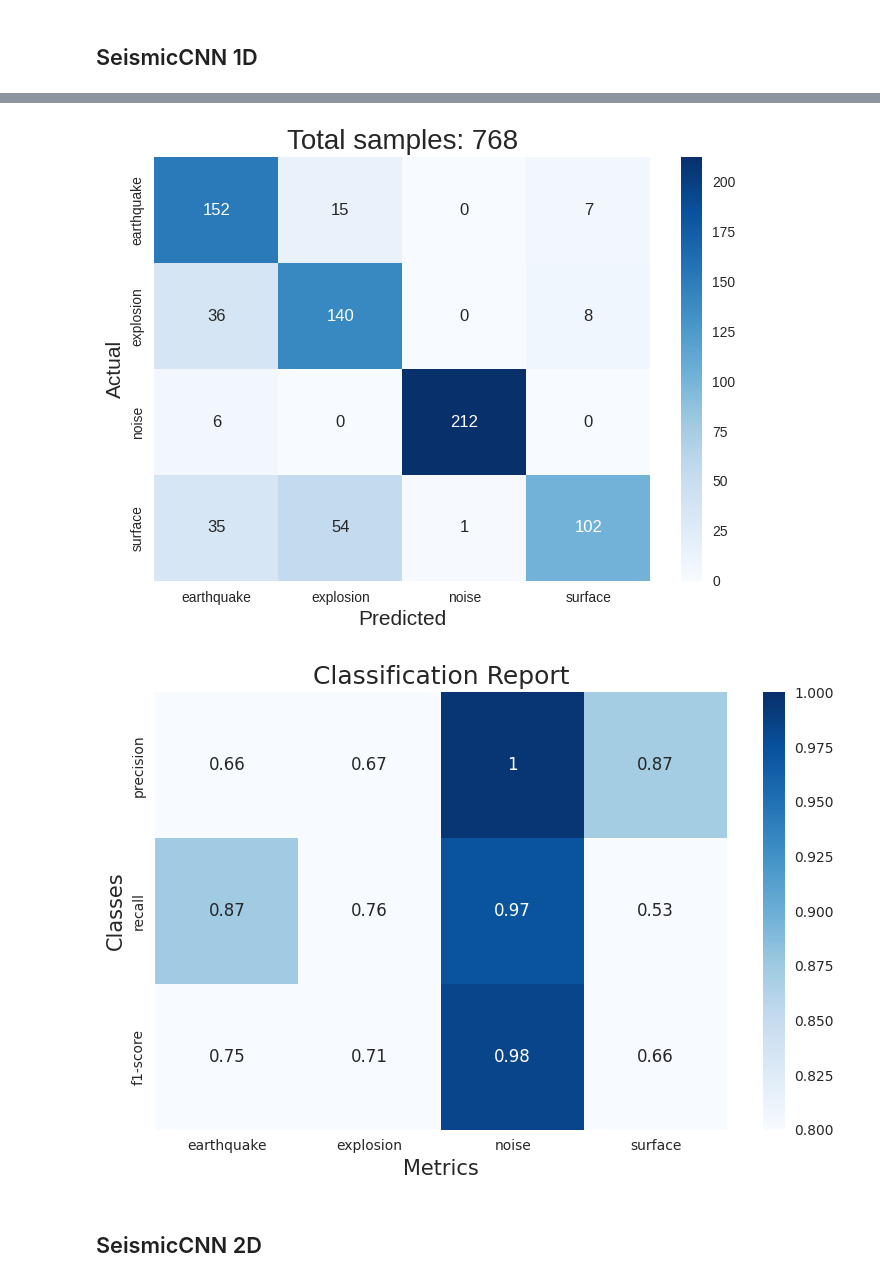
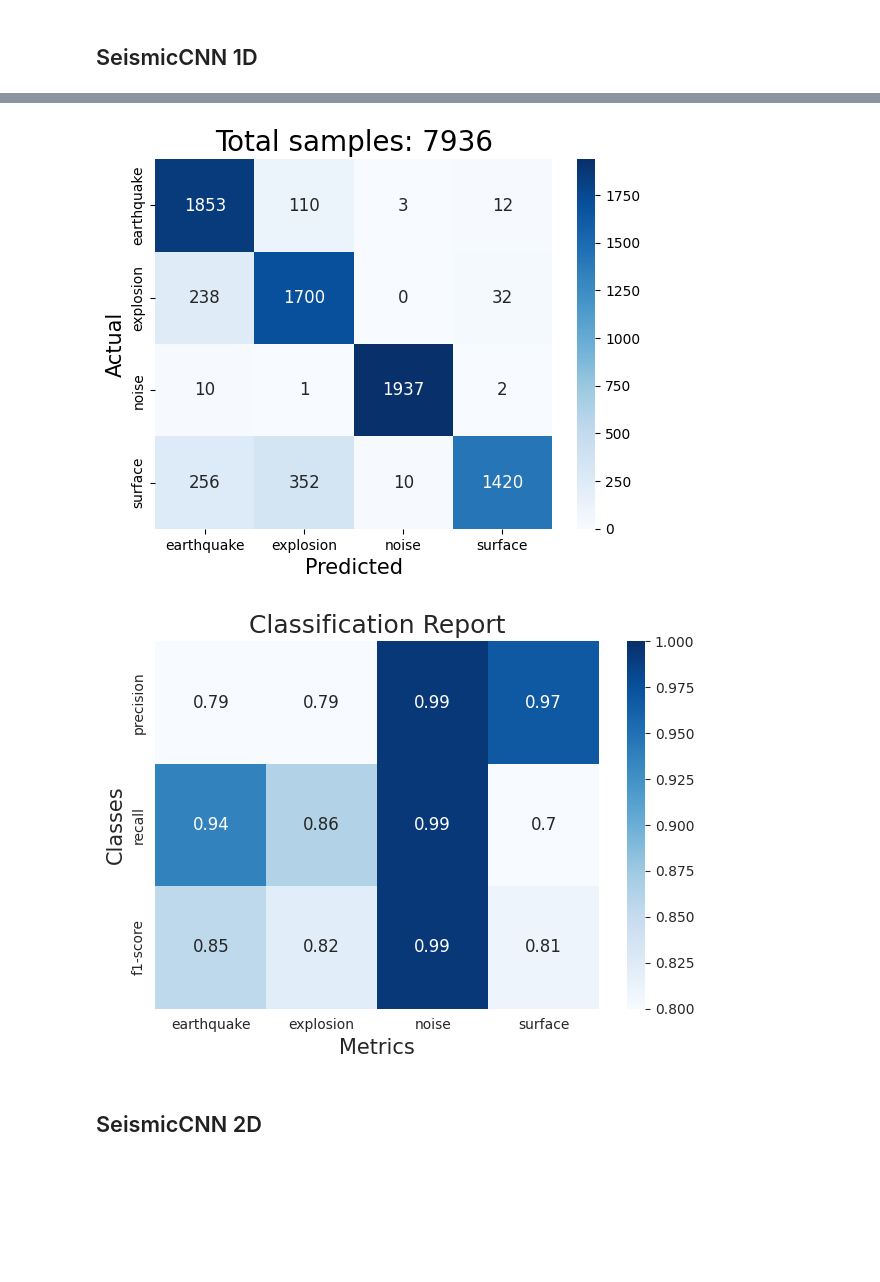
Before and after one commit to Akashkharita/PNW_Seismic_Event_Classification, a Jupyter notebook: deep_learning/testing_deep_learning_architectures.ipynb, the cells around one changed output, grey strips where cells are left out. Cells and saved outputs as stored; diff of their text form; code cells hidden in the pictures; blank space fills up the shorter version.

Commit message:
updated the training dataset to 6000 samples per class

```diff
--- a/deep_learning/testing_deep_learning_architectures.ipynb
+++ b/deep_learning/testing_deep_learning_architectures.ipynb
@@ -199,11 +302,6 @@ Waveforms are extracted from `.hdf5` files using the `extract_waveforms` functio
 
 Each event class (earthquakes, explosions, surface events, noise) is balanced to contain an equal number of samples.
 # %%
-num_channels = 3
-number_data_per_class = 8434 ## This is equal to the total number of the samples in the minority class.
-
-# new sampling rate
-fs = 50
 
 nos = 2000
 
@@ -224,18 +322,19 @@ n_epochs=60
 dropout=0.4
 criterion=nn.CrossEntropyLoss()
 
-## filtering parameters
-highcut = 20
-lowcut = 1
-input_window_length = 100
 
 
+
+number_data_per_class = 8434
 # surface events
 d_su, id_su = extract_waveforms(df_su, file_exotic, input_window_length = input_window_length, fs=fs,
                                 start =start, number_data = number_data_per_class, num_channels = num_channels,
                                 shifting = shifting, all_data = all_data, lowcut = lowcut , highcut =highcut)
 print(d_su.shape)
 
+
+
+number_data_per_class = 15000
 # noise
 d_noise, id_noise = extract_waveforms(df_noise, file_noise, input_window_length = input_window_length, fs=fs,
                                       start = start, number_data = number_data_per_class,
@@ -244,6 +343,7 @@ print(d_noise.shape)
 
 
 
+number_data_per_class = len(df_exp)
 # explosions
 d_exp, id_exp = extract_waveforms(df_exp, file_comcat, input_window_length = input_window_length, fs=fs,
                                   start = start,  number_data = number_data_per_class, num_channels = num_channels,
@@ -252,7 +352,7 @@ d_exp, id_exp = extract_waveforms(df_exp, file_comcat, input_window_length = inp
 print(d_exp.shape)
 
 
-
+number_data_per_class = 17000
 # earthquakes
 d_eq, id_eq = extract_waveforms(df_eq, file_comcat, input_window_length = input_window_length,  fs=fs,
                                 start =start,  number_data = number_data_per_class, num_channels = num_channels,
@@ -272,17 +458,7 @@ print(d_eq.shape)
     - These are concatenated to create a 2D input dataset (`X_2d`).
 # %%
 # concatenate all data into one input
-X_1d = np.vstack([d_eq[0:nos], d_exp[0:nos], d_noise[0:nos], d_su[0:nos]])
-
-
-# Creating 2D input
-s_su = extract_spectrograms(waveforms = d_su[0:nos])
-s_noise = extract_spectrograms(waveforms = d_noise[0:nos])
-s_eq = extract_spectrograms(waveforms = d_eq[0:nos])
-s_exp = extract_spectrograms(waveforms = d_exp[0:nos])
-
-# concatenate all data into one input
-X_2d = np.vstack([s_eq, s_exp, s_noise, s_su])
-
-y = [0]*len(d_eq[0:nos])+[1]*len(d_exp[0:nos])+[2]*len(d_noise[0:nos])+[3]*len(d_su[0:nos])
+X_1d = train_waveforms
+X_2d = extract_spectrograms(waveforms = train_waveforms)
+y = y_train
 # %% [output]
@@ -299,7 +472,9 @@ Dataloaders are prepared for both 1D and 2D inputs using the `return_train_test_
 
 Batch size is set to 128.
 # %%
-## Preparing the data loaders for 1d and 2d inputs
-train_loader_1d, val_loader_1d, test_loader_1d = return_train_test_val_loaders(X = X_1d, y = y, train_split = train_split, test_split = test_split, val_split = val_split, batch_size = batch_size)
-train_loader_2d, val_loader_2d, test_loader_2d = return_train_test_val_loaders(X = X_2d, y = y, train_split = train_split, test_split = test_split, val_split = val_split, batch_size = batch_size)
+train_split =75
+val_split = 25
+
+train_loader_1d, val_loader_1d = return_train_val_loaders(X = X_1d, y = y, train_split = train_split, val_split = val_split, batch_size = batch_size)
+train_loader_2d, val_loader_2d = return_train_val_loaders(X = X_2d, y = y, train_split = train_split, val_split = val_split, batch_size = batch_size)
 # %% [output]
@@ -430,3 +605,4 @@ plot_model_training(loss_time_seismiccnn_1d, val_loss_time_seismiccnn_1d, val_ac
 # %%
-_,_ = plot_confusion_matrix_and_cr(model_seismiccnn_1d, test_loader_1d, show_plot = True, criterion = criterion, batch_size = batch_size)
+import seaborn
+_,_ = plot_confusion_matrix_and_cr(model_seismiccnn_1d, val_loader_1d, show_plot = True, criterion = criterion, batch_size = batch_size)
 # %% [output]
@@ -434,5 +611,5 @@ test loss: 0.730 and accuracy: 78.646
-[figure, old version]
+[figure, new version]
-[figure, old version]
+[figure, new version]
 # %% [markdown]
 ## SeismicCNN 2D
 # %%
```
Also changed, not shown: parts of 33 cells of this notebook.
